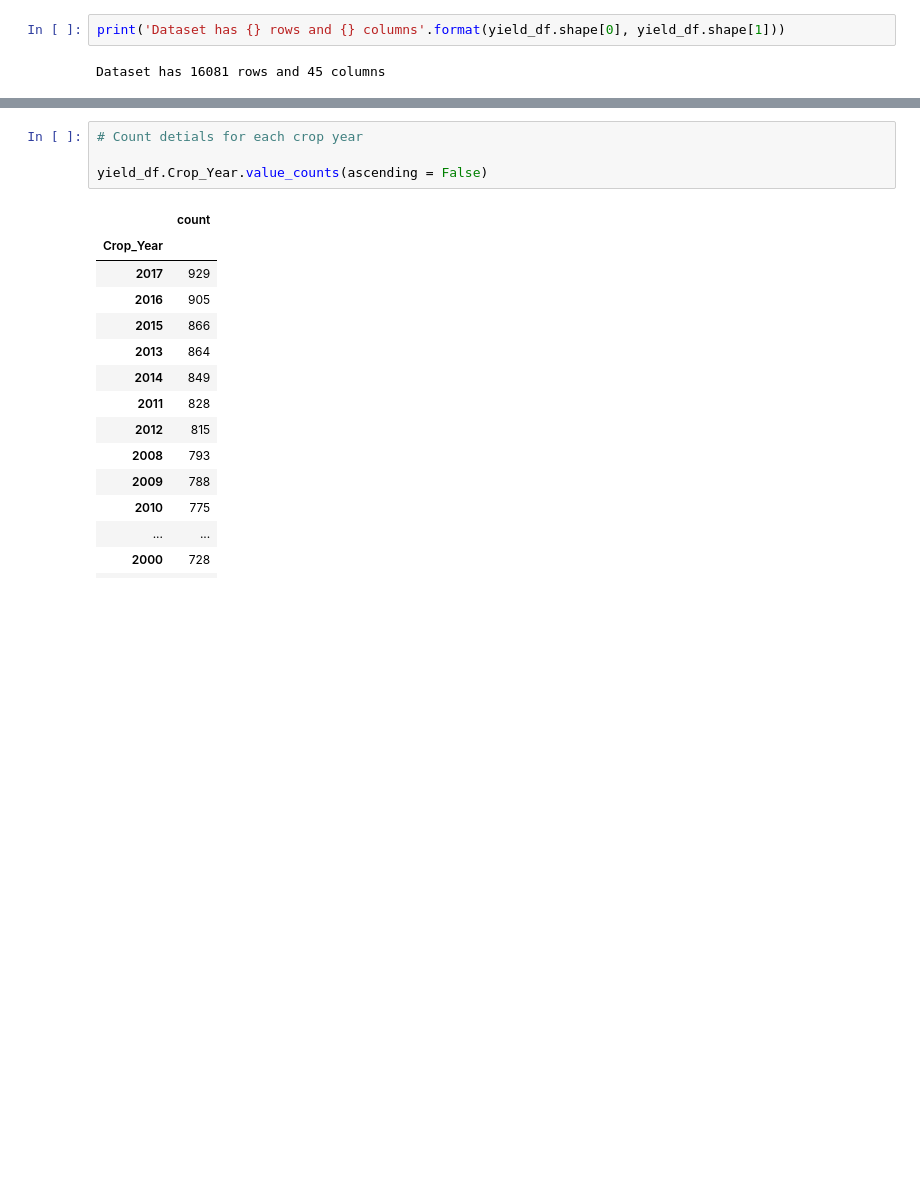
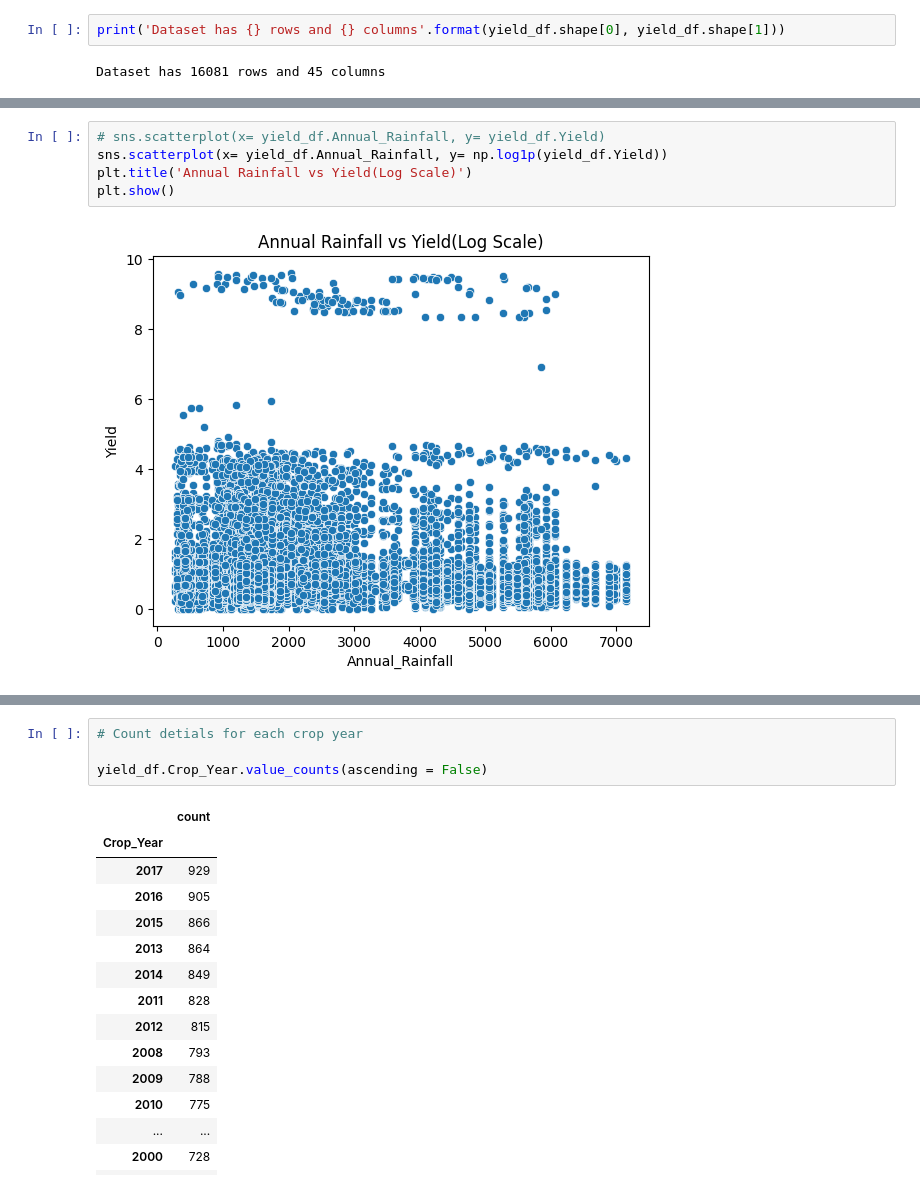
Before and after one commit to Sneha-s-kumarr/ICTAK_DSA_FinalProject, a Jupyter notebook: Crop_Yield_prediction_regression_task.ipynb, the cells around one changed output, grey strips where cells are left out. Saved outputs shown, nothing was run; the diff lists cells and outputs as text; blank space fills up the shorter version.

```diff
--- a/Crop_Yield_prediction_regression_task.ipynb
+++ b/Crop_Yield_prediction_regression_task.ipynb
@@ -330 +362,8 @@ Soil_type:
+# %%
+# sns.scatterplot(x= yield_df.Annual_Rainfall, y= yield_df.Yield)
+sns.scatterplot(x= yield_df.Annual_Rainfall, y= np.log1p(yield_df.Yield))
+plt.title('Annual Rainfall vs Yield(Log Scale)')
+plt.show()
+# %% [output]
+[figure, added]
 # %%
```
Also changed, not shown: parts of 8 cells of this notebook.
